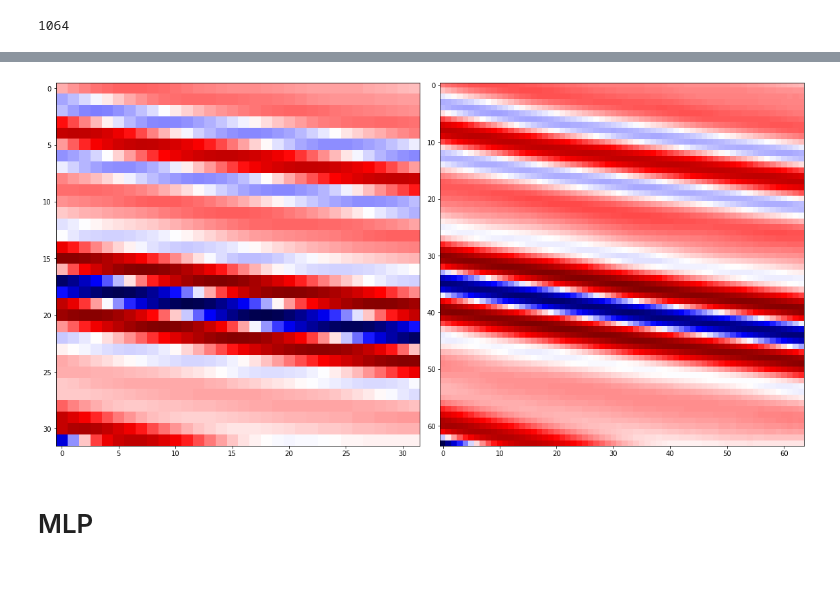
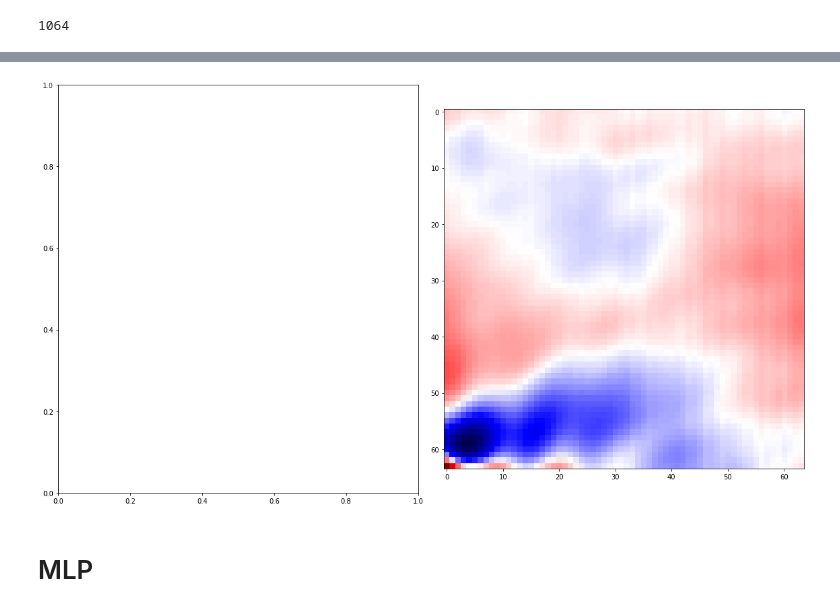
Before and after one commit to Pedalves/super-resolution, a Jupyter notebook: ipynb/mlp.ipynb, the cells around one changed output, grey strips where cells are left out. Saved outputs shown, nothing was run; the diff lists cells and outputs as text; code cells hidden in the pictures; blank space fills up the shorter version.

```diff
--- a/ipynb/mlp.ipynb
+++ b/ipynb/mlp.ipynb
@@ -29,3 +28,5 @@ dr = DatasetReader(dataset_path='../temp/PUC_DIR')
+# %%
+dr = ArtificialDatasetReader()
 # %%
 x_train, y_train, x_val, y_val, _, _ = dr.get_dataset(img_size=64)
 # %%
@@ -39,16 +56,17 @@ len(x_train)
 # %%
 fig, axes = plt.subplots(ncols=2)
 
 ax = axes.ravel()
 
-ax[0].imshow(x_train[999], cmap='seismic')
+# ax[0].imshow(cv2.resize(y_train[99], (y_train[99].shape[1] // 2, y_train[99].shape[0] // 2),
+#                         interpolation=cv2.CAP_PROP_SATURATION), cmap='seismic')
 
-ax[1].imshow(y_train[999], cmap='seismic')
+ax[1].imshow(y_train[99], cmap='seismic')
 
 plt.tight_layout()
 plt.show()
 # %% [output]
-[figure, old version]
+[figure, new version]
 # %% [markdown]
 # MLP
 # %%
```
Also changed, not shown: parts of 17 cells of this notebook, 14 other files.
